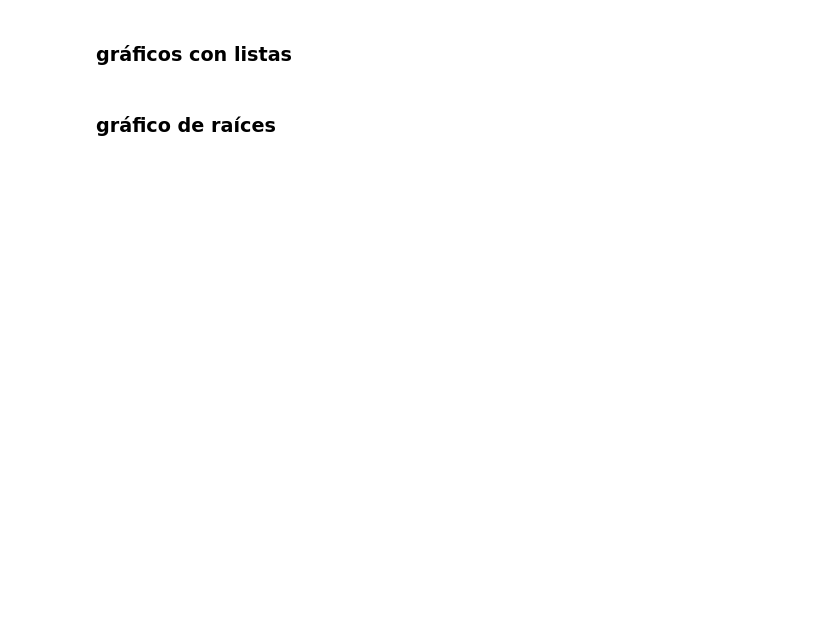
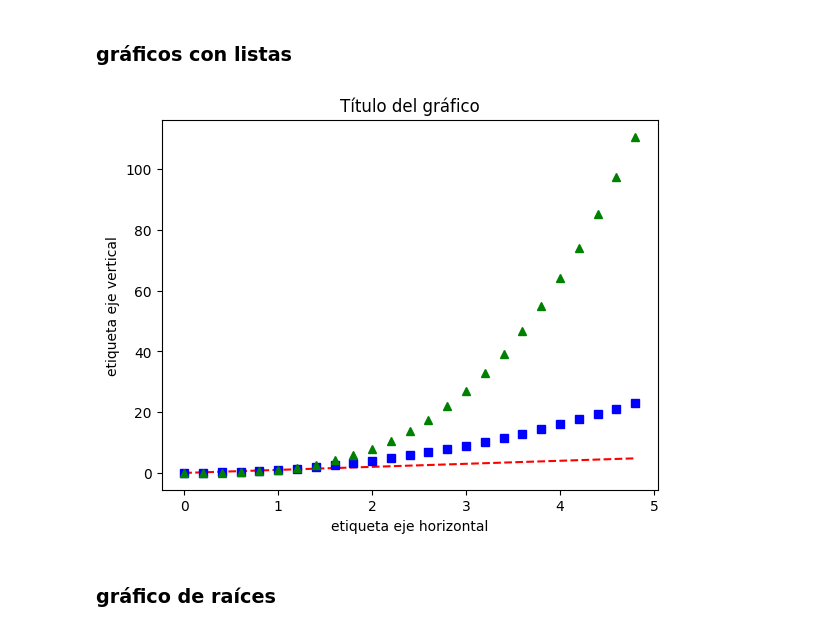
Before and after one commit to jgrajalesa/Talleres_PPI, a Jupyter notebook: Taller_04_Matplotlib.ipynb, the cells around one changed output. Saved outputs shown, nothing was run; the diff lists cells and outputs as text; code cells hidden in the pictures; blank space fills up the shorter version.

```diff
--- a/Taller_04_Matplotlib.ipynb
+++ b/Taller_04_Matplotlib.ipynb
@@ -110,24 +118,26 @@ plt.show()
 # %%
 # Importar las librerías requeridas
 import numpy as np
 import matplotlib.pyplot as plt
 
 # Generar un arreglo con datos separados 0.2
 t = np.arange(0., 5., 0.2)
 
 # Graficar líneas rojas, cuadrados azules y triángulos verdes
-#plt.plot(t, t, 'r--', t, t**2, 'bs', t, t**3, 'g^')
-plt.plot(t, t, 'r--', t, t**2, 'bs')
+plt.plot(t, t, 'r--', t, t**2, 'bs', t, t**3, 'g^')
+# plt.plot(t, t, 'r--', t, t**2, 'bs')
 
 # Establecer etiquetas de los ejes
 plt.xlabel ('etiqueta eje horizontal')
 plt.ylabel('etiqueta eje vertical')
 
 # Establecer el título del gráfico
 plt.title('Título del gráfico')
 
 # Mostrar gráfico
 plt.show()
+# %% [output]
+[figure, added]
 # %% [markdown]
 ### gráfico de raíces
 # %%
```
Also changed, not shown: parts of 19 cells of this notebook.
